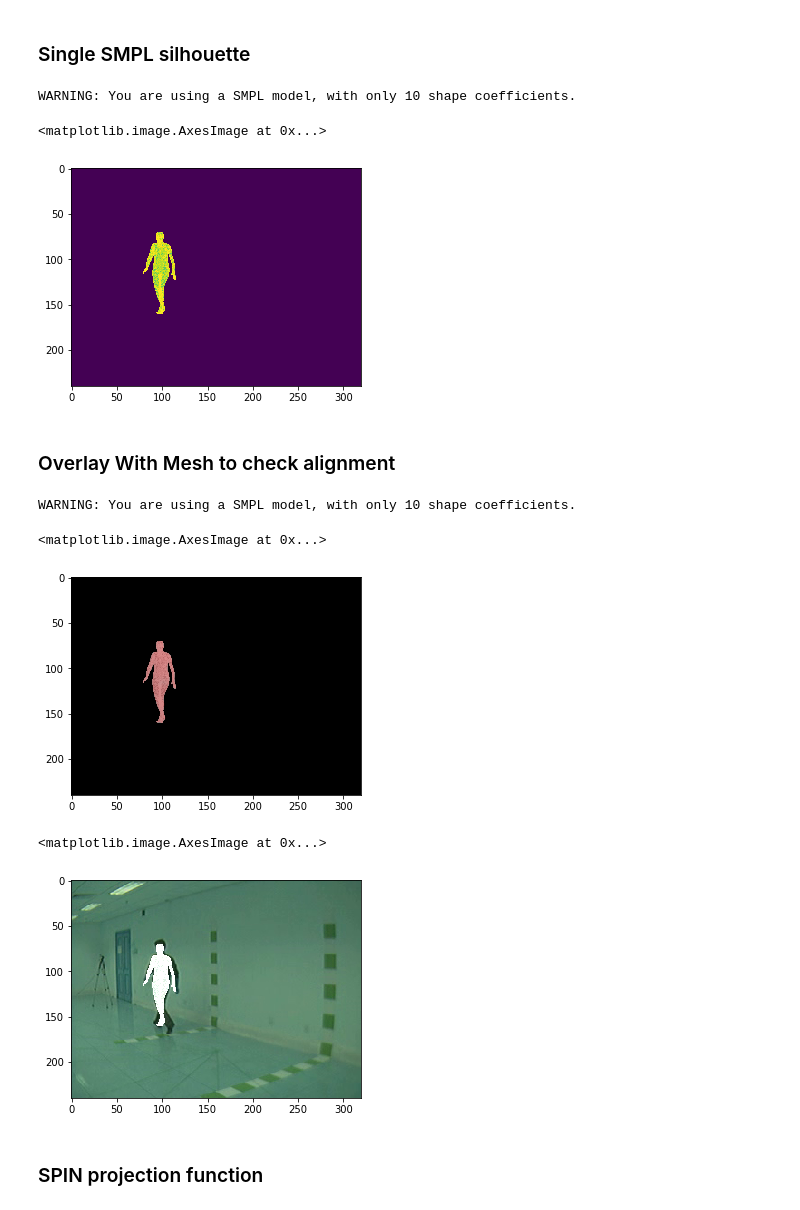
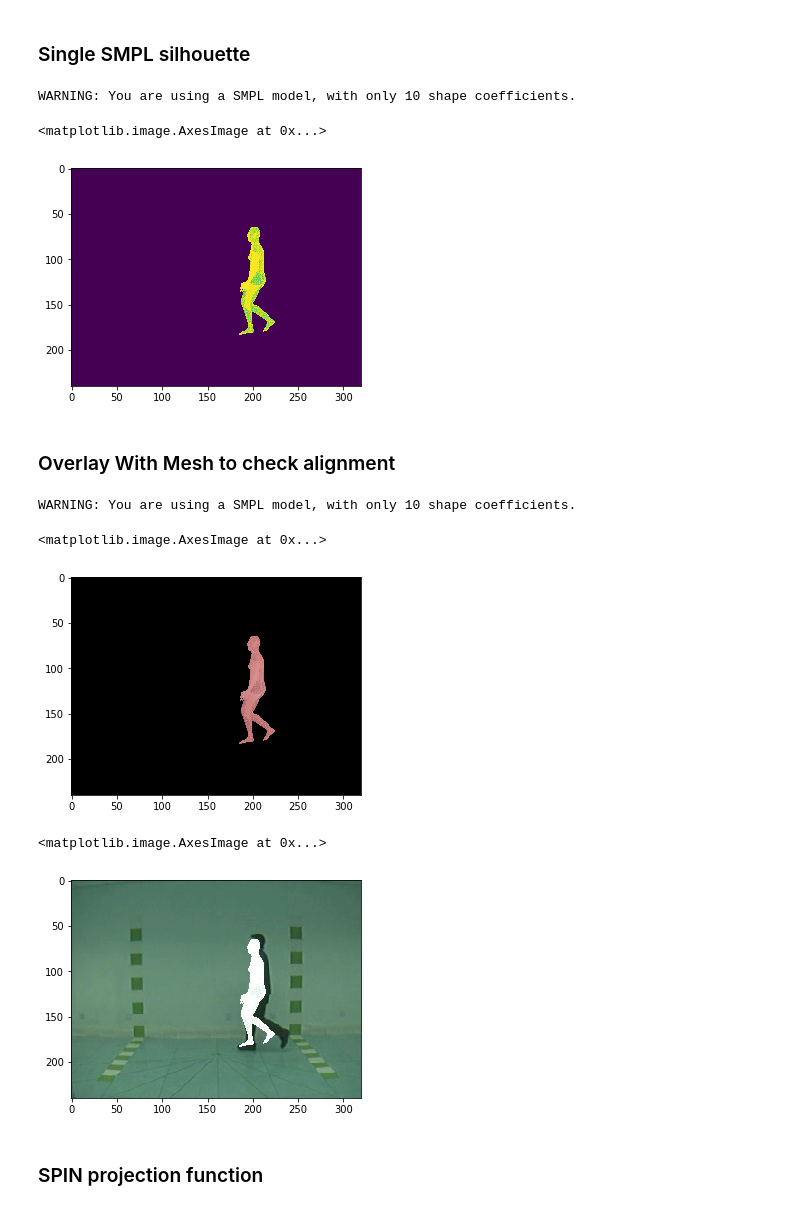
Before and after one commit to exitudio/VIBE, a Jupyter notebook: study/VIBE-Pytorch3D.ipynb, the cells around one changed output. Saved outputs shown, nothing was run; the diff lists cells and outputs as text; code cells hidden in the pictures.

```diff
--- a/study/VIBE-Pytorch3D.ipynb
+++ b/study/VIBE-Pytorch3D.ipynb
@@ -288,7 +276,7 @@ plt.show()
 ### Single SMPL silhouette
 # %%
 s=320/240
-frame = 60
+frame = 23
 sx, sy, tx, ty = orig_cam[frame]
 faces = get_smpl_faces()
 vert = verts_[frame:frame+1].clone()
@@ -319,25 +307,25 @@ plt.imshow(img)
 # %% [output]
 WARNING: You are using a SMPL model, with only 10 shape coefficients.
 <matplotlib.image.AxesImage at 0x...>
-[figure, old version]
+[figure, new version]
 # %% [markdown]
 ### Overlay With Mesh to check alignment
 # %%
-frame = 60
+frame = 23
 renderer = Renderer(resolution=(orig_width, orig_height), orig_img=True, wireframe=False)
 img_vibe = renderer.render( # need to change output to mask for jupyter
     np.zeros((240, 320, 3)),
     verts_[frame].cpu().numpy(),
     cam=orig_cam[frame],
     color=[1,0,0],
     mesh_filename=None,
 )
 img_ = np.expand_dims(img, axis=2)
 plt.imshow(img_vibe/510+img_/2)
 # %% [output]
 WARNING: You are using a SMPL model, with only 10 shape coefficients.
 <matplotlib.image.AxesImage at 0x...>
-[figure, old version]
+[figure, new version]
 # %%
 import cv2
 real_img = cv2.imread(image_folder+'/'+str(frames[frame]).zfill(6)+'.png')
@@ -347,7 +335,7 @@ real_img = np.clip(real_img, a_min=0, a_max=255)/255
 plt.imshow(real_img)
 # %% [output]
 <matplotlib.image.AxesImage at 0x...>
-[figure, old version]
+[figure, new version]
 # %% [markdown]
 ### SPIN projection function
 # %%
```
Also changed, not shown: parts of 6 cells of this notebook, 9 other files.
